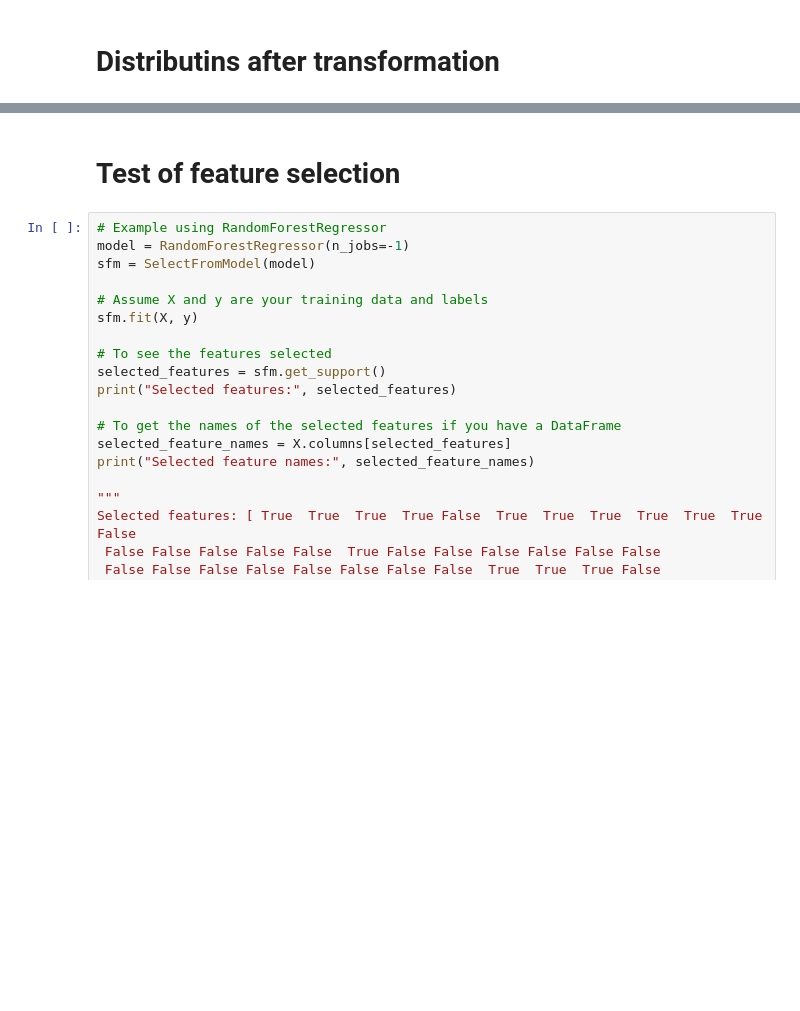
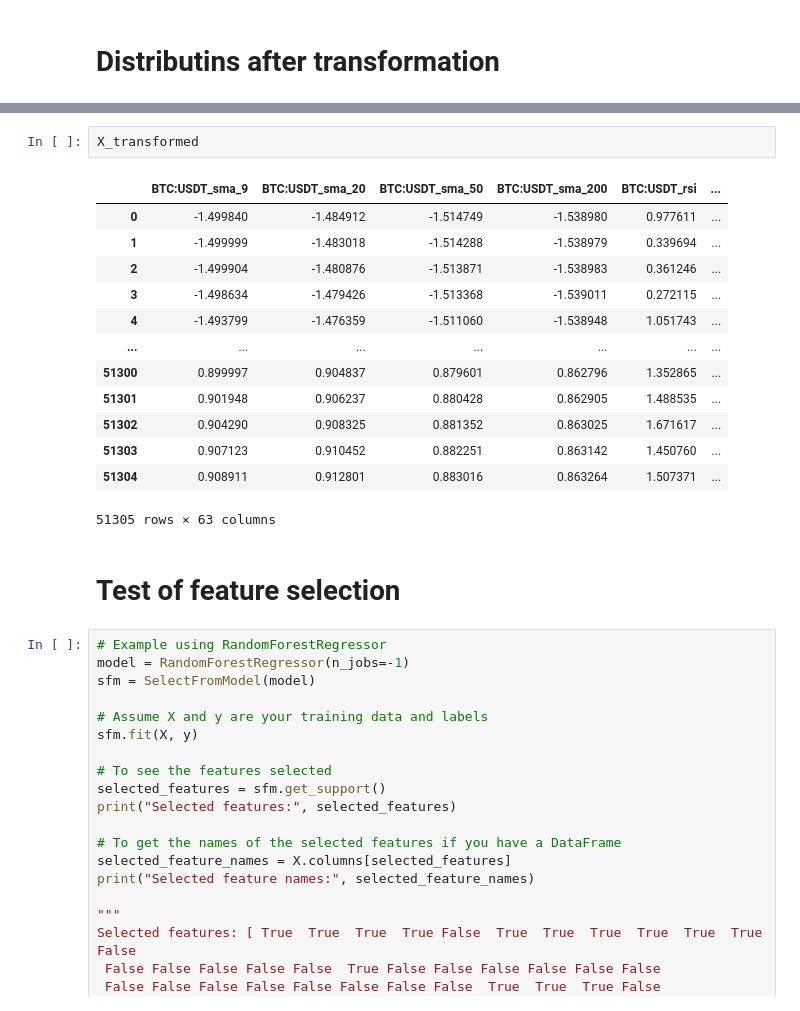
Before and after one commit to ProjectXSpace/BTC_Algo, a Jupyter notebook: algo.ipynb, the cells around one changed output, grey strips where cells are left out. Saved outputs shown, nothing was run; the diff lists cells and outputs as text; blank space fills up the shorter version.

```diff
--- a/algo.ipynb
+++ b/algo.ipynb
@@ -85,3 +83,19 @@ plt.show()
+# %%
+X_transformed
+# %% [output]
+|  | BTC:USDT_sma_9 | BTC:USDT_sma_20 | BTC:USDT_sma_50 | BTC:USDT_sma_200 | BTC:USDT_rsi | ... |
+| 0 | -1.499840 | -1.484912 | -1.514749 | -1.538980 | 0.977611 | ... |
+| 1 | -1.499999 | -1.483018 | -1.514288 | -1.538979 | 0.339694 | ... |
+| 2 | -1.499904 | -1.480876 | -1.513871 | -1.538983 | 0.361246 | ... |
+| 3 | -1.498634 | -1.479426 | -1.513368 | -1.539011 | 0.272115 | ... |
+| 4 | -1.493799 | -1.476359 | -1.511060 | -1.538948 | 1.051743 | ... |
+| ... | ... | ... | ... | ... | ... | ... |
+| 51300 | 0.899997 | 0.904837 | 0.879601 | 0.862796 | 1.352865 | ... |
+| 51301 | 0.901948 | 0.906237 | 0.880428 | 0.862905 | 1.488535 | ... |
+| 51302 | 0.904290 | 0.908325 | 0.881352 | 0.863025 | 1.671617 | ... |
+| 51303 | 0.907123 | 0.910452 | 0.882251 | 0.863142 | 1.450760 | ... |
+| 51304 | 0.908911 | 0.912801 | 0.883016 | 0.863264 | 1.507371 | ... |
+51305 rows × 63 columns
 # %% [markdown]
 # Test of feature selection
 # %%
```
Also changed, not shown: parts of 5 cells of this notebook, 1 other file.
